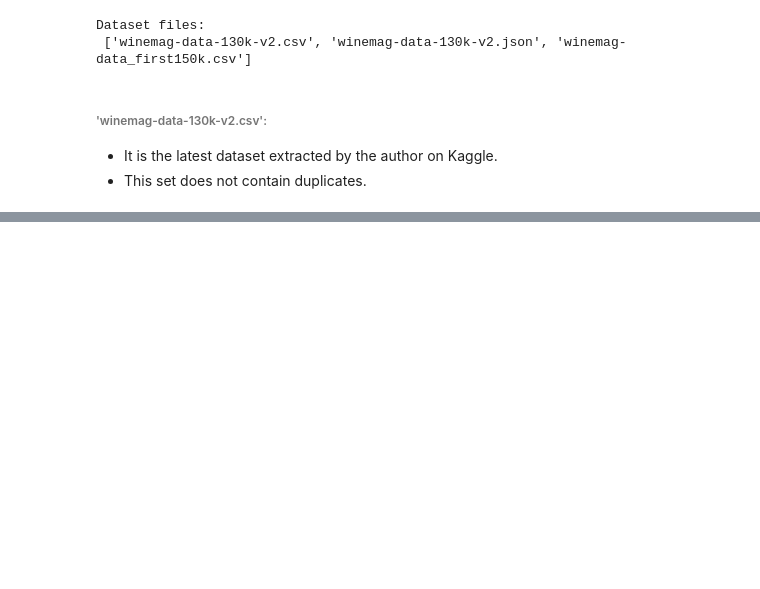
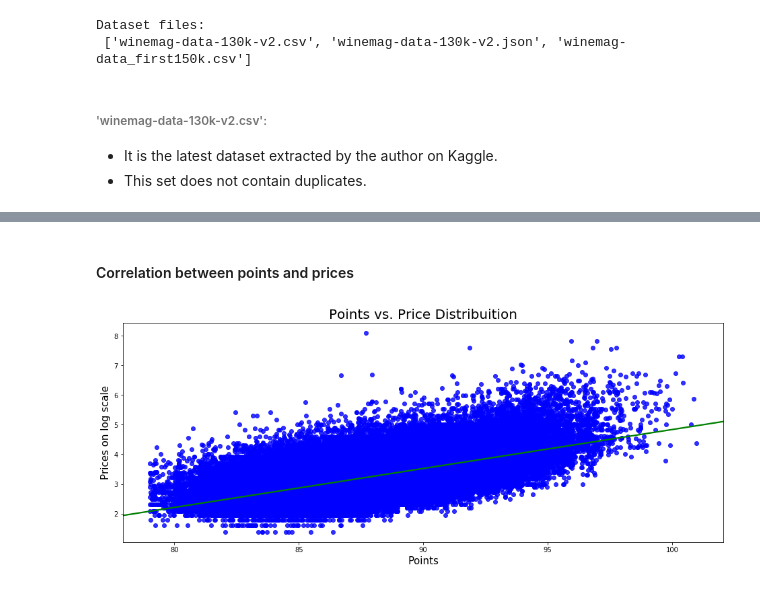
Before and after one commit to jdavidd/Exploratory-Data-Analysis---Wine-Reviews, a Jupyter notebook: notebooks/Data Exploration.ipynb, the cells around one changed output, grey strips where cells are left out. Drawn from its saved outputs; the diff is of its cells as text; code cells hidden in the pictures; blank space fills up the shorter version.

```diff
--- a/notebooks/Data Exploration.ipynb
+++ b/notebooks/Data Exploration.ipynb
@@ -50,0 +277,17 @@ Dataset Description
+# %% [markdown]
+#### Correlation between points and prices
+# %%
+wines_dataset['price_scaled_as_log'] = np.log(wines_dataset['price'])
+
+plt.figure(figsize=(16, 6))
+
+graph = sns.regplot(x='points', y='price_scaled_as_log',
+                    data=wines_dataset, line_kws={'color':'green'},
+                    x_jitter=True, fit_reg=True, color='b')
+graph.set_title("Points vs. Price Distribuition", fontsize=20)
+graph.set_xlabel("Points", fontsize= 15)
+graph.set_ylabel("Prices on log scale", fontsize= 15)
+
+plt.show()
+# %% [output]
+[figure, added]
```
Also changed, not shown: parts of 18 cells of this notebook.
